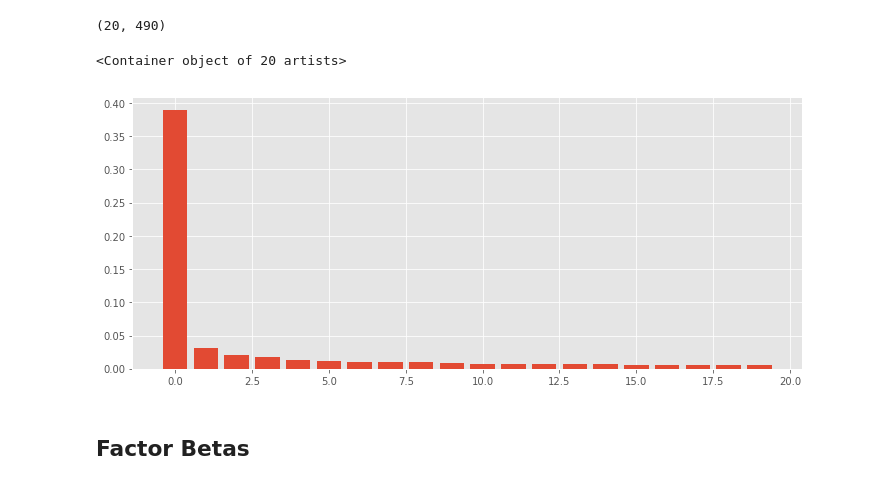
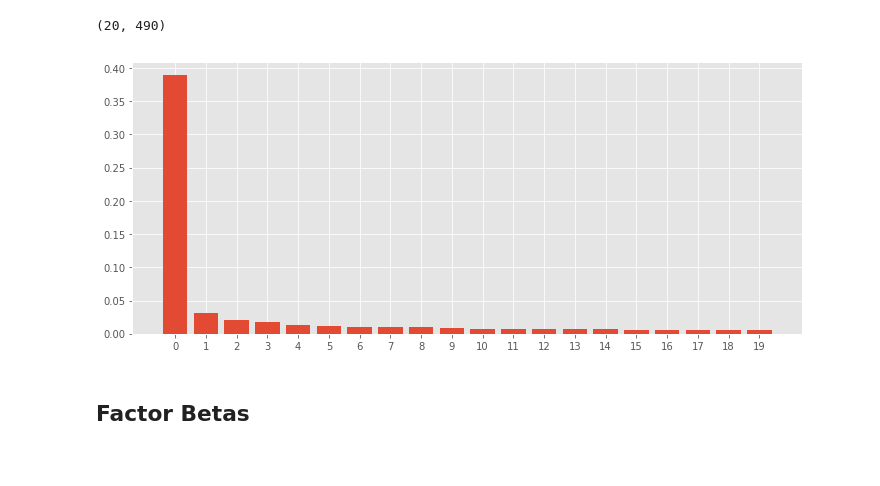
Before and after one commit to yukit-k/ai-alpha, a Jupyter notebook: Alpha Research Base.ipynb, the cells around one changed output. Cells and saved outputs as stored; diff of their text form; code cells hidden in the pictures.

Commit message:
fix: Minor fixes to the charts

```diff
--- a/Alpha Research Base.ipynb
+++ b/Alpha Research Base.ipynb
@@ -164,9 +164,10 @@ pca.components_.shape
 # %%
 plt.figure(figsize=(12,5))
 plt.bar(np.arange(num_factor_exposures), pca.explained_variance_ratio_)
+plt.xticks(range(20))
+plt.show()
 # %% [output]
-<Container object of 20 artists>
-[figure, old version]
+[figure, new version]
 # %% [markdown]
 ## Factor Betas
 # %%
```
Also changed, not shown: parts of 6 cells of this notebook, 1 other file.
